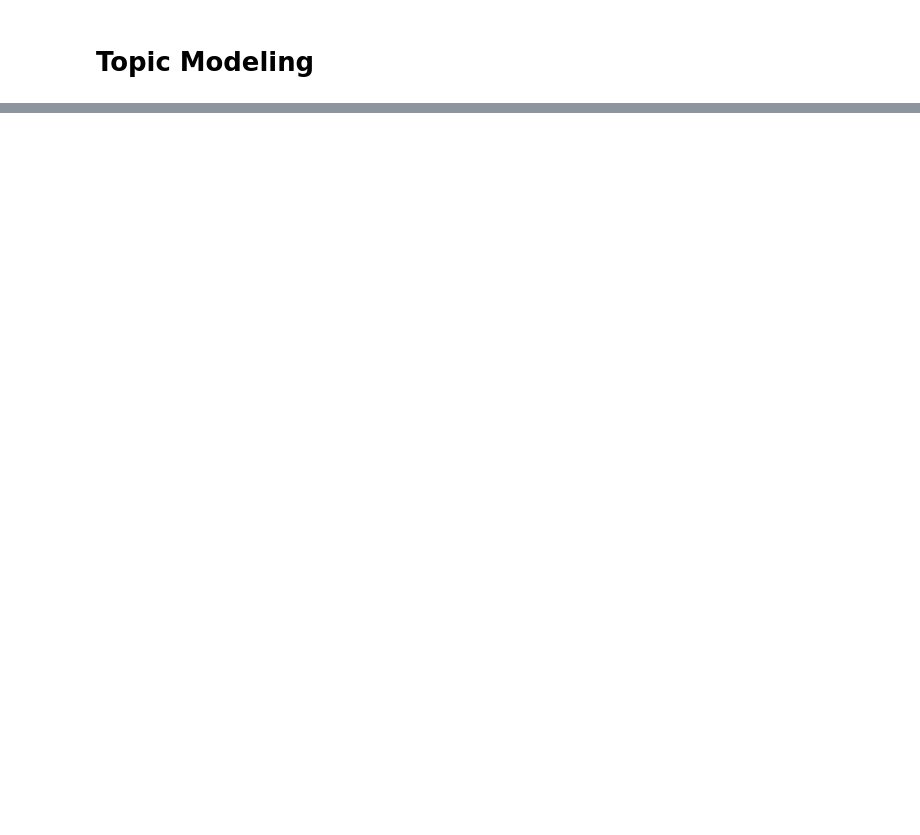
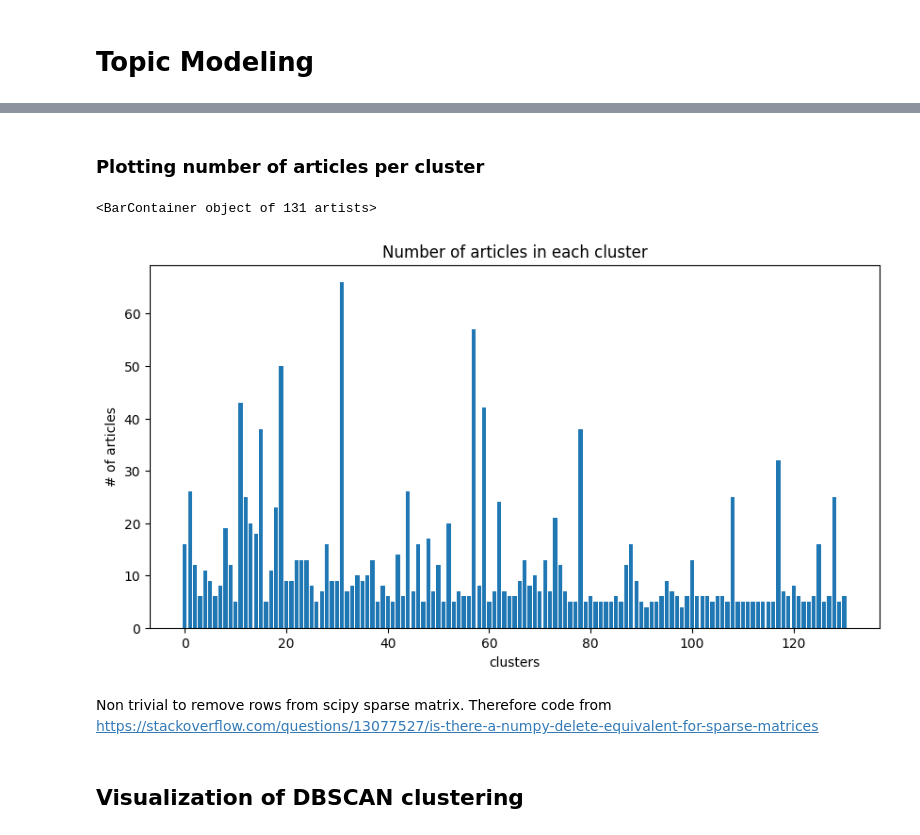
Before and after one commit to sumukhashridhar/DTU_CTDS, a Jupyter notebook: Minhashing.ipynb, the cells around one changed output, grey strips where cells are left out. Cells and saved outputs as stored; diff of their text form; code cells hidden in the pictures; blank space fills up the shorter version.

```diff
--- a/Minhashing.ipynb
+++ b/Minhashing.ipynb
@@ -304,0 +324,9 @@ plt.show()
+# %%
+# secondDerivative=[]
+# x=k_dist
+# for i in range(1, len(x)-1):
+#     res = x[i+1] + x[i-1] - 2 * x[i]
+#     secondDerivative.append(res)
+# eps=max(secondDerivative)
+# print(eps)
+eps=0.8
@@ -304,0 +354,15 @@ plt.show()
+# %% [markdown]
+### Plotting number of articles per cluster
+# %%
+plt.figure(figsize=(10,5))
+plt.ylabel('# of articles')
+plt.title('Number of articles in each cluster')
+plt.xlabel('clusters')
+
+plt.bar(count_dic.keys(), count_dic.values())
+# %% [output]
+<BarContainer object of 131 artists>
+[figure, added]
+# %% [markdown]
+Non trivial to remove rows from scipy sparse matrix.
+Therefore code from https://stackoverflow.com/questions/13077527/is-there-a-numpy-delete-equivalent-for-sparse-matrices
@@ -304,0 +387,2 @@ plt.show()
+# %% [markdown]
+## Visualization of DBSCAN clustering
```
Also changed, not shown: parts of 53 cells of this notebook, 2 other files.
